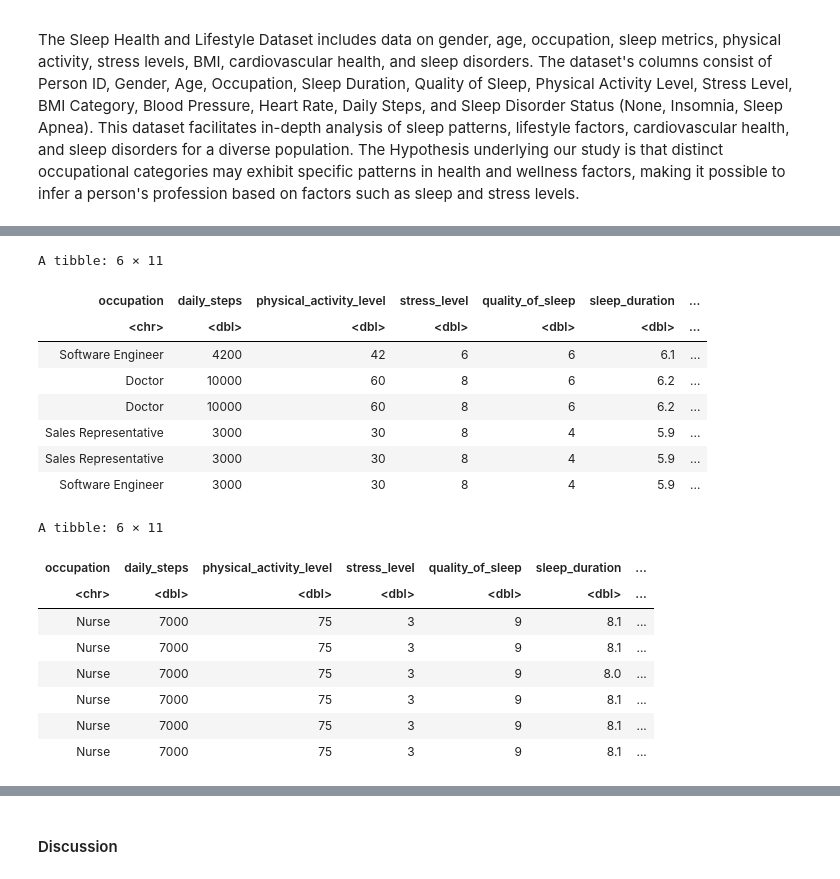
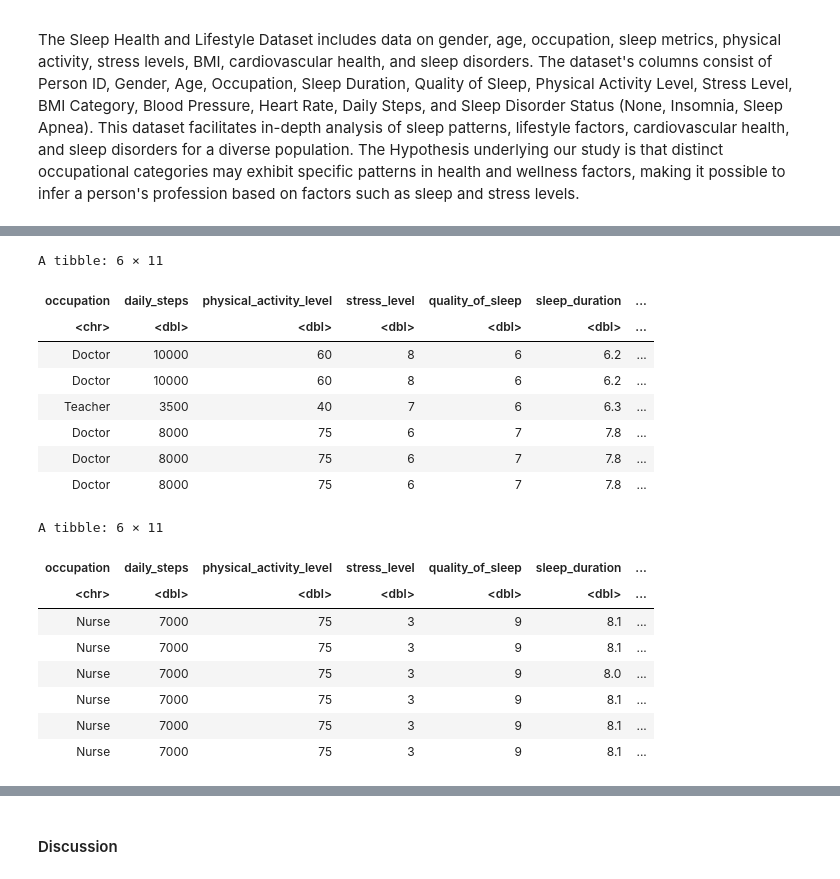
Before and after one commit to hmza-exe/DSCI-100-GroupProject_003-12, a Jupyter notebook: Project Report.ipynb, the cells around one changed output, grey strips where cells are left out. Cells and saved outputs as stored; diff of their text form; code cells hidden in the pictures.

```diff
--- a/Project Report.ipynb
+++ b/Project Report.ipynb
@@ -83,22 +82,24 @@ A tibble: 6 × 6
 # %%
 sleep_health_data_scaled <- sleep_health_data |>
                         mutate(scaled_daily_steps = scale(daily_steps, center = TRUE),
                                scaled_physical_activity = scale(physical_activity_level, center = TRUE),
                                 scaled_stress_level = scale(stress_level, center = TRUE),
                               scaled_quality_of_sleep = scale(quality_of_sleep, center = TRUE),
-                              scaled_sleep_duration = scale(sleep_duration, center = TRUE))
+                              scaled_sleep_duration = scale(sleep_duration, center = TRUE)) |>
+                              filter(occupation != "Software Engineer" )|>
+filter(occupation != "Sales Representative")
 head(sleep_health_data_scaled)
 tail(sleep_health_data_scaled)
 # %% [output]
 A tibble: 6 × 11
 | occupation | daily_steps | physical_activity_level | stress_level | quality_of_sleep | sleep_duration | ... |
 | <chr> | <dbl> | <dbl> | <dbl> | <dbl> | <dbl> | ... |
-| Software Engineer | 4200 | 42 | 6 | 6 | 6.1 | ... |
 | Doctor | 10000 | 60 | 8 | 6 | 6.2 | ... |
 | Doctor | 10000 | 60 | 8 | 6 | 6.2 | ... |
-| Sales Representative | 3000 | 30 | 8 | 4 | 5.9 | ... |
-| Sales Representative | 3000 | 30 | 8 | 4 | 5.9 | ... |
-| Software Engineer | 3000 | 30 | 8 | 4 | 5.9 | ... |
+| Teacher | 3500 | 40 | 7 | 6 | 6.3 | ... |
+| Doctor | 8000 | 75 | 6 | 7 | 7.8 | ... |
+| Doctor | 8000 | 75 | 6 | 7 | 7.8 | ... |
+| Doctor | 8000 | 75 | 6 | 7 | 7.8 | ... |
 A tibble: 6 × 11
 | occupation | daily_steps | physical_activity_level | stress_level | quality_of_sleep | sleep_duration | ... |
 | <chr> | <dbl> | <dbl> | <dbl> | <dbl> | <dbl> | ... |
```
Also changed, not shown: parts of 8 cells of this notebook.
